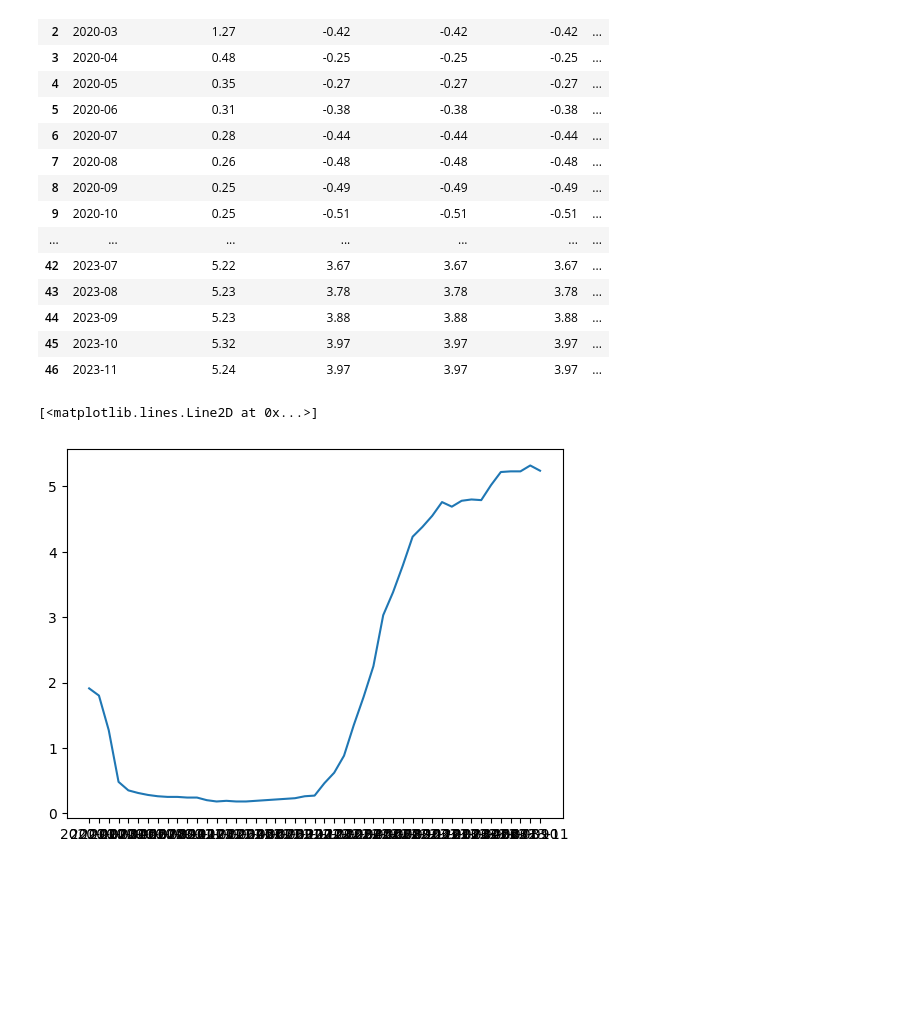
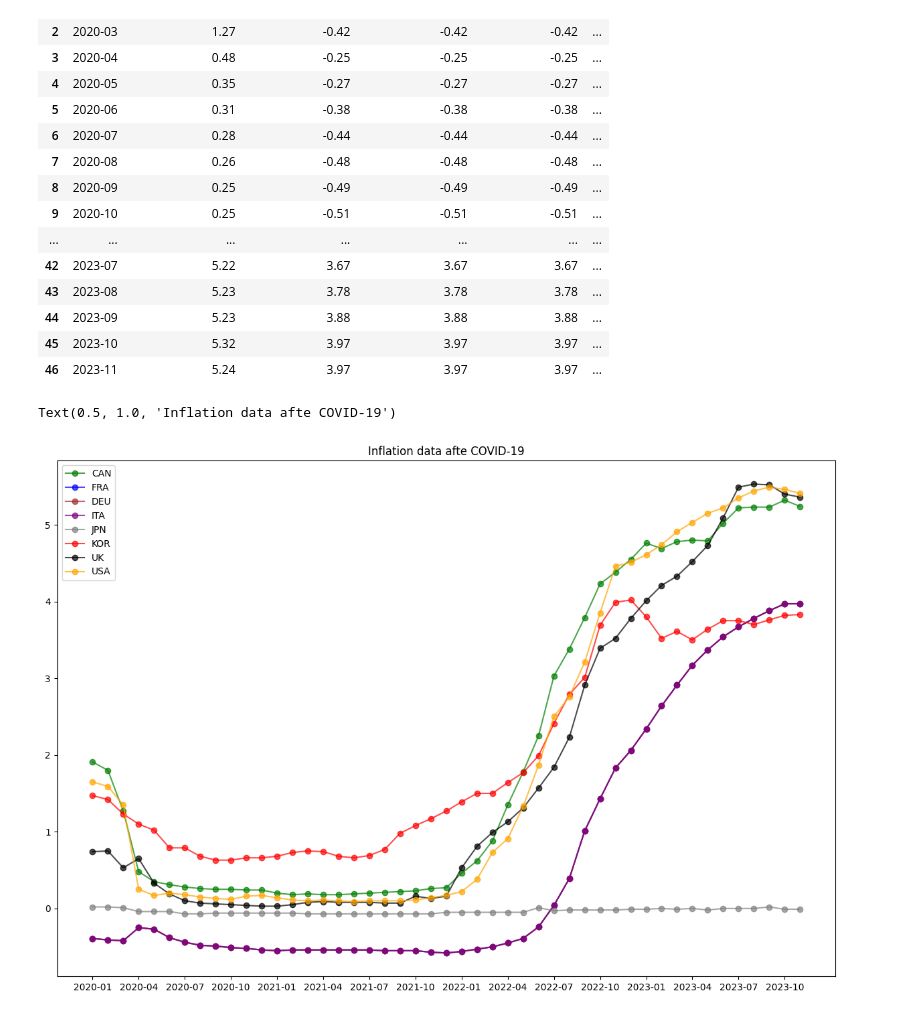
Before and after one commit to WonwooJacobSong/G7_Korea_cpidata, a Jupyter notebook: inflation_data.ipynb, the cells around one changed output. Cells and saved outputs as stored; diff of their text form; code cells hidden in the pictures; blank space fills up the shorter version.

```diff
--- a/inflation_data.ipynb
+++ b/inflation_data.ipynb
@@ -298,8 +323,19 @@ interest_df
 | 44 | 2023-09 | 5.23 | 3.88 | 3.88 | 3.88 | ... |
 | 45 | 2023-10 | 5.32 | 3.97 | 3.97 | 3.97 | ... |
 | 46 | 2023-11 | 5.24 | 3.97 | 3.97 | 3.97 | ... |
-# %%
-plt.plot(interest_date,CAN_interest_rate)
-# %% [output]
-[<matplotlib.lines.Line2D at 0x...>]
-[figure, removed]
+# %%
+plt.figure(figsize=(15,10))
+plt.plot(interest_date,CAN_interest_rate,color='green',label='CAN',marker='o',alpha=0.7)
+plt.plot(interest_date,FRA_interest_rate,color='blue',label='FRA',marker='o',alpha=0.7)
+plt.plot(interest_date,DEU_interest_rate,color='brown',label='DEU',marker='o',alpha=0.7)
+plt.plot(interest_date,ITA_interest_rate,color='purple',label='ITA',marker='o',alpha=0.7)
+plt.plot(interest_date,JPN_interest_rate,color='grey',label='JPN',marker='o',alpha=0.7)
+plt.plot(interest_date,KOR_interest_rate,color='red',label='KOR',marker='o',alpha=0.7)
+plt.plot(interest_date,UK_interest_rate,color='black',label='UK',marker='o',alpha=0.7)
+plt.plot(interest_date,USA_interest_rate,color='orange',label='USA',marker='o',alpha=0.7)
+plt.legend()
+plt.xticks(interest_date[::3])
+plt.title('Inflation data afte COVID-19')
+# %% [output]
+Text(0.5, 1.0, 'Inflation data afte COVID-19')
+[figure, added]
```
Also changed, not shown: parts of 9 cells of this notebook.
